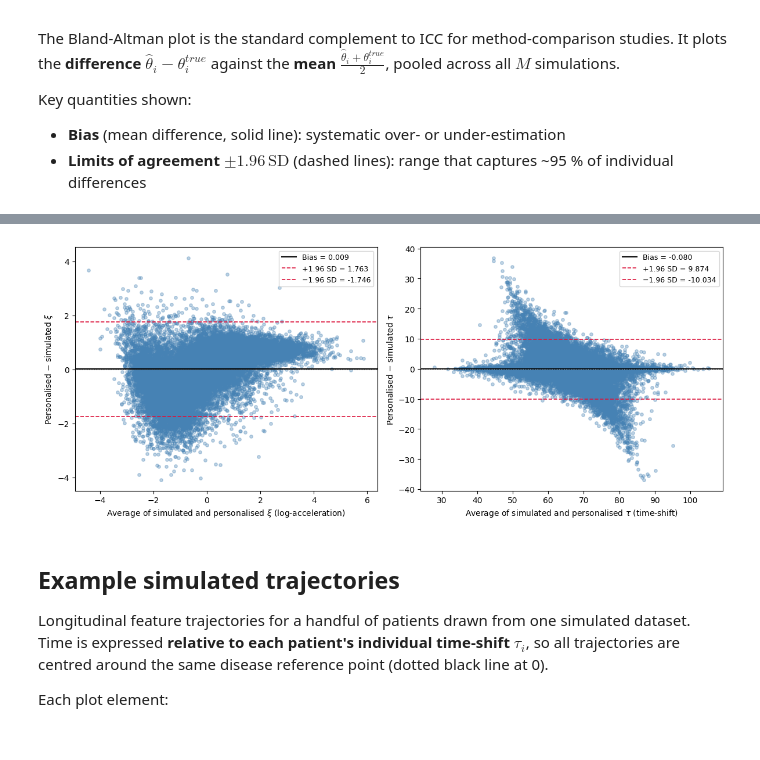
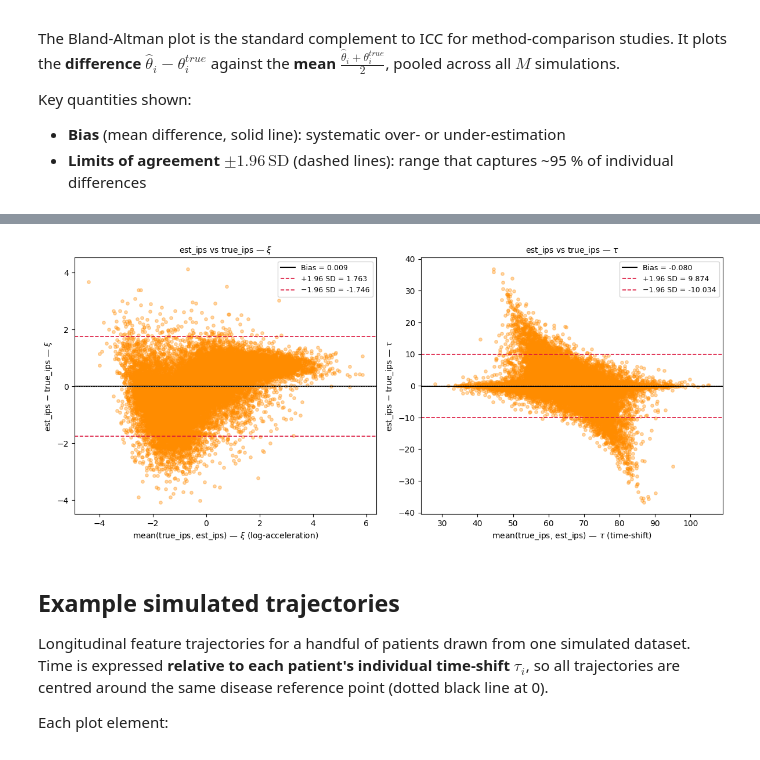
Before and after one commit to JeanJNMV/leaspy-JointSimulation, a Jupyter notebook: notebooks/3. Paper's Pipeline.ipynb, the cells around one changed output, grey strips where cells are left out. Drawn from its saved outputs; the diff is of its cells as text; code cells hidden in the pictures.

```diff
--- a/notebooks/3. Paper's Pipeline.ipynb
+++ b/notebooks/3. Paper's Pipeline.ipynb
@@ -23,10 +23,10 @@ warnings.filterwarnings("ignore", category=UserWarning)
 The reference model is fitted once on the original data. Its parameters play the role of **true $\theta$** for the
 simulation study, every simulated dataset will be generated from this model.
 # %%
-M          = 50 # Number of simulations per condition
-N          = 50 # Number of samples per simulation
-N_ITER     = 500
-N_PERSO    = 500
+M          = 20 # Number of simulations per condition
+N          = 1000 # Number of samples per simulation
+N_ITER     = 5000
+N_PERSO    = 5000
 NB_EVENTS  = 1
 # %%
 # # Load original data and create visit parameters for simulation
@@ -59,7 +59,7 @@ REF_MODEL_PATH = os.path.join("..", "models", "PULSE_JOINT_100_ALSFRS_BMI_VC_MUS
 ref_model = JointModel.load(REF_MODEL_PATH)
 
 FEATURES  = ref_model.features
-SAVE_PATH = os.path.join("..", "tmp_cluster", "PULSE_JOINT_100_ALSFRS_BMI_VC_MUSC_NFL_SNIP_10_N=500_M=50_Niter=30000_Nperso=5000.pkl")
+SAVE_PATH = os.path.join("..", "output", "PULSE_JOINT_100_ALSFRS_BMI_VC_MUSC_NFL_SNIP_10_N=500_M=50_Niter=30000_Nperso=5000.pkl")
 
 theta_true = {
     k: v.detach().cpu().numpy().copy()
@@ -254,7 +275,7 @@ for param_name, theta_true_arr in theta_true.items():
     hats_list = [
         np.atleast_1d(np.array(r[param_name]).ravel())
         for r in results["pop_params"]
-        if param_name in r
+        if r is not None and param_name in r
     ]
     if not hats_list:
         continue
@@ -297,7 +318,7 @@ for param_name, norm_label in NORM_PARAM_LABELS.items():
     hat_norms = np.array([
         np.linalg.norm(np.array(r[param_name]).ravel())
         for r in results["pop_params"]
-        if param_name in r
+        if r is not None and param_name in r
     ])
     if len(hat_norms) == 0:
         continue
@@ -460,50 +556,65 @@ Key quantities shown:
 - **Bias** (mean difference, solid line): systematic over- or under-estimation
 - **Limits of agreement** $\pm 1.96\,\text{SD}$ (dashed lines): range that captures ~95 % of individual differences
 # %%
-if not valid_pairs:
+if not any([valid_pairs, valid_ref_pairs, valid_ref_est_pairs]):
     print("No valid personalisation results — Bland-Altman cannot be computed.")
 else:
     ip_cols  = ["xi", "tau"]
     ip_latex = [r"$\xi$", r"$\tau$"]
     ip_descs = ["log-acceleration", "time-shift"]
 
-    fig, axes = plt.subplots(1, len(ip_cols), figsize=(6 * len(ip_cols), 5))
+    # (x_var, y_var, pairs, colour)
+    comparisons = [
+        ("true_ips", "est_ips", valid_pairs,         "darkorange"),
+        ("ref_ips",  "est_ips", valid_ref_est_pairs,  "forestgreen"),
+        ("true_ips", "ref_ips", valid_ref_pairs,      "steelblue"),
+    ]
 
-    print(f"{'':5s}  {'Bias':>10s}  {'LoA lower':>12s}  {'LoA upper':>12s}")
-    print("-" * 45)
+    fig, axes = plt.subplots(
+        len(comparisons), len(ip_cols),
+        figsize=(6 * len(ip_cols), 5 * len(comparisons)),
+    )
 
-    for ax, col, col_latex, col_desc in zip(axes, ip_cols, ip_latex, ip_descs):
-        all_mean, all_diff = [], []
+    print(f"{'x var':10s}  {'y var':10s}  {'IP':5s}  {'Bias':>10s}  {'LoA lower':>12s}  {'LoA upper':>12s}")
+    print("-" * 65)
 
-        for true_df, est_df in valid_pairs:
-            common = true_df.index.astype(str).intersection(est_df.index.astype(str))
-            if len(common) < 3:
-                continue
-            yt = true_df.loc[true_df.index.astype(str).isin(common), col].to_numpy(dtype=float)
-            yh = est_df.loc[est_df.index.astype(str).isin(common),  col].to_numpy(dtype=float)
-            all_mean.append((yt + yh) / 2.0)
-            all_diff.append(yh - yt)
+    for row_idx, (x_var, y_var, pairs, cmp_color) in enumerate(comparisons):
+        if not pairs:
+            for ax in axes[row_idx]:
+                ax.set_visible(False)
+            continue
 
-        means = np.concatenate(all_mean)
-        diffs = np.concatenate(all_diff)
+        for col_idx, (col, col_latex, col_desc) in enumerate(zip(ip_cols, ip_latex, ip_descs)):
+            ax = axes[row_idx, col_idx]
+            all_mean, all_diff = [], []
 
-        bias = float(diffs.mean())
-        sd   = float(diffs.std(ddof=1))
-        loa_lo = bias - 1.96 * sd
-        loa_hi = bias + 1.96 * sd
+            for x_df, y_df in pairs:
+                common = x_df.index.astype(str).intersection(y_df.index.astype(str))
+                if len(common) < 3:
+                    continue
+                xv = x_df.loc[x_df.index.astype(str).isin(common), col].to_numpy(dtype=float)
+                yv = y_df.loc[y_df.index.astype(str).isin(common), col].to_numpy(dtype=float)
+                all_mean.append((xv + yv) / 2.0)
+                all_diff.append(yv - xv)
 
-        ax.scatter(means, diffs, alpha=0.35, s=15, color="steelblue")
-        ax.axhline(bias,   color="black",   lw=1.5, linestyle="-",  label=f"Bias = {bias:.3f}")
-        ax.axhline(loa_hi, color="crimson", lw=1.2, linestyle="--", label=f"+1.96 SD = {loa_hi:.3f}")
-        ax.axhline(loa_lo, color="crimson", lw=1.2, linestyle="--", label=f"−1.96 SD = {loa_lo:.3f}")
-        ax.axhline(0, color="grey", lw=0.8, linestyle=":")
+            means = np.concatenate(all_mean)
+            diffs = np.concatenate(all_diff)
+            bias   = float(diffs.mean())
+            sd     = float(diffs.std(ddof=1))
+            loa_lo = bias - 1.96 * sd
+            loa_hi = bias + 1.96 * sd
 
-        ax.set_xlabel(f"Average of simulated and personalised {col_latex} ({col_desc})")
-        ax.set_ylabel(f"Personalised $-$ simulated {col_latex}")
-        #ax.set_title(f"Bland-Altman — {col_latex} ({col_desc})")
-        ax.legend(fontsize=9)
+            ax.scatter(means, diffs, alpha=0.35, s=15, color=cmp_color)
+            ax.axhline(bias,   color="black",   lw=1.5, linestyle="-",  label=f"Bias = {bias:.3f}")
+            ax.axhline(loa_hi, color="crimson", lw=1.2, linestyle="--", label=f"+1.96 SD = {loa_hi:.3f}")
+            ax.axhline(loa_lo, color="crimson", lw=1.2, linestyle="--", label=f"−1.96 SD = {loa_lo:.3f}")
+            ax.axhline(0, color="grey", lw=0.8, linestyle=":")
+            ax.set_xlabel(f"mean({x_var}, {y_var}) — {col_latex} ({col_desc})")
+            ax.set_ylabel(f"{y_var} − {x_var} — {col_latex}")
+            ax.set_title(f"{y_var} vs {x_var} — {col_latex}", fontsize=10)
+            ax.legend(fontsize=9)
 
-        print(f"{col:5s}  {bias:+10.4f}  {loa_lo:+12.4f}  {loa_hi:+12.4f}")
+            print(f"{x_var:10s}  {y_var:10s}  {col:5s}  {bias:+10.4f}  {loa_lo:+12.4f}  {loa_hi:+12.4f}")
 
     plt.tight_layout()
     plt.show()
@@ -515,4 +626,4 @@ tau       -0.0800      -10.0337       +9.8738
-[figure, old version]
+[figure, new version]
 # %% [markdown]
 ## Example simulated trajectories
 
```
Also changed, not shown: parts of 6 cells of this notebook.
